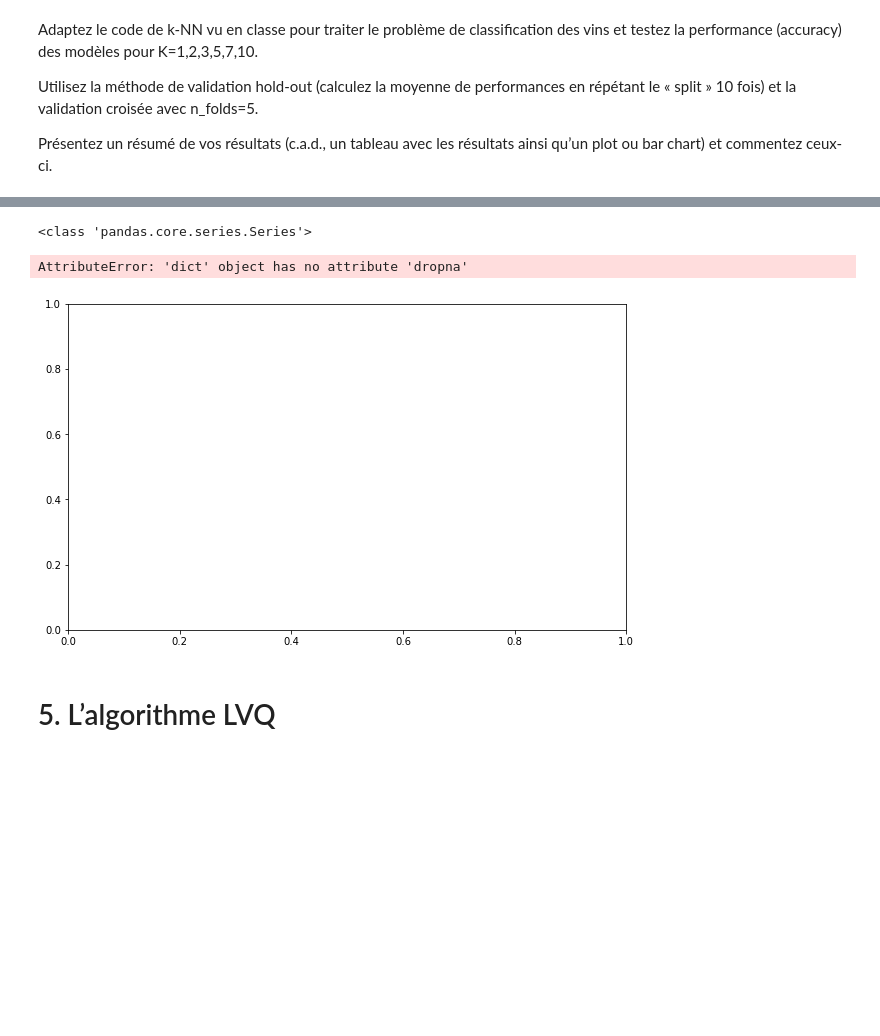
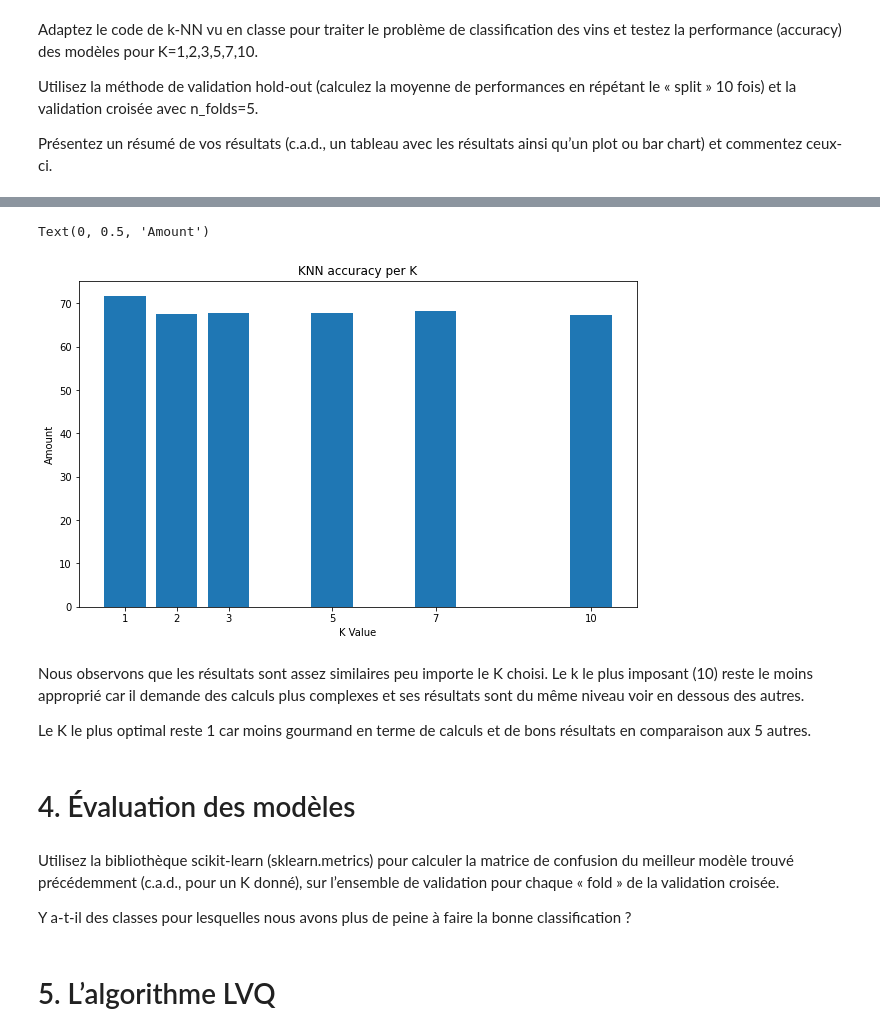
Before and after one commit to heig-vkaelin/isd, a Jupyter notebook: Labo4/Labo4.ipynb, the cells around one changed output, grey strips where cells are left out. Drawn from its saved outputs; the diff is of its cells as text; code cells hidden in the pictures; blank space fills up the shorter version.

Commit message:
feat(labo4): add knn histogram

```diff
--- a/Labo4/Labo4.ipynb
+++ b/Labo4/Labo4.ipynb
@@ -327,14 +327,13 @@ def train_test_split(dataset, split=0.60):
         train.append(dataset_copy.pop(index))
     return train, dataset_copy
 
-# TODO: code ici
+# Utilisation de KNN
 K = [1, 2, 3, 5, 7, 10]
 n_splits = 10
 n_folds = 5
-accuracies = {'1': [], '2': [], '3': [], '5': [], '7': [], '10': []}
-
-
-#print(df_accuracies)
+accuracies = {}
+for k in K:
+    accuracies[k] = []
 
 for split in range(n_splits):
     train, dataset_copy = train_test_split(df.values.tolist())
@@ -349,11 +348,9 @@ for split in range(n_splits):
 
             actual = [row[-1] for row in dataset_copy]
             accuracy.append(accuracy_metric(actual, predictions))
-        accuracies[str(k)].append((np.mean(accuracy)))
-
-df_accuracies = pd.DataFrame(accuracies)
-print(df_accuracies)
+        accuracies[k].append((np.mean(accuracy)))
 
 # Moyennes par K
-print(df_accuracies.mean())
+accuracies_mean = {k:sum(x)/len(x) for k, x in accuracies.items()}
+print(accuracies_mean)
 # %% [output]
@@ -378,17 +358,24 @@ dtype: float64
 # %%
-print(type(df_accuracies.mean()))
-testX = dict((y,x) for x,y in df_accuracies.mean().iteritems())
-
-plot = pd.plotting.hist_series(testX, legend=True, figsize=(10, 6), bins=6)
-pd.swapaxes(plot)
-plot.set_title('KNN', fontsize=15)
-plot.set_xlabel('K Value', fontsize=14)
-plot.set_ylabel('Amount', fontsize=14)
-#plot.set_yscale('log')
+plt.figure(figsize=(10, 6))
+plt.bar(K, accuracies_mean.values())
+plt.xticks(K)
+plt.title('KNN accuracy per K')
+plt.xlabel('K Value')
+plt.ylabel('Amount')
+#plt.yscale('log')
 # %% [output]
-<class 'pandas.core.series.Series'>
+Text(0, 0.5, 'Amount')
-AttributeError: 'dict' object has no attribute 'dropna'
-[figure, old version]
+[figure, new version]
+# %% [markdown]
+Nous observons que les résultats sont assez similaires peu importe le K choisi. Le k le plus imposant (10) reste le moins approprié car il demande des calculs plus complexes et ses résultats sont du même niveau voir en dessous des autres.
+
+Le K le plus optimal reste 1 car moins gourmand en terme de calculs et de bons résultats en comparaison aux 5 autres.
+# %% [markdown]
+# 4. Évaluation des modèles
+# %% [markdown]
+Utilisez la bibliothèque scikit-learn (sklearn.metrics) pour calculer la matrice de confusion du meilleur modèle trouvé précédemment (c.a.d., pour un K donné), sur l’ensemble de validation pour chaque « fold » de la validation croisée.
+
+Y a-t-il des classes pour lesquelles nous avons plus de peine à faire la bonne classification ?
 # %% [markdown]
 # 5. L’algorithme LVQ
 # %% [markdown]
```
Also changed, not shown: parts of 3 cells of this notebook.
